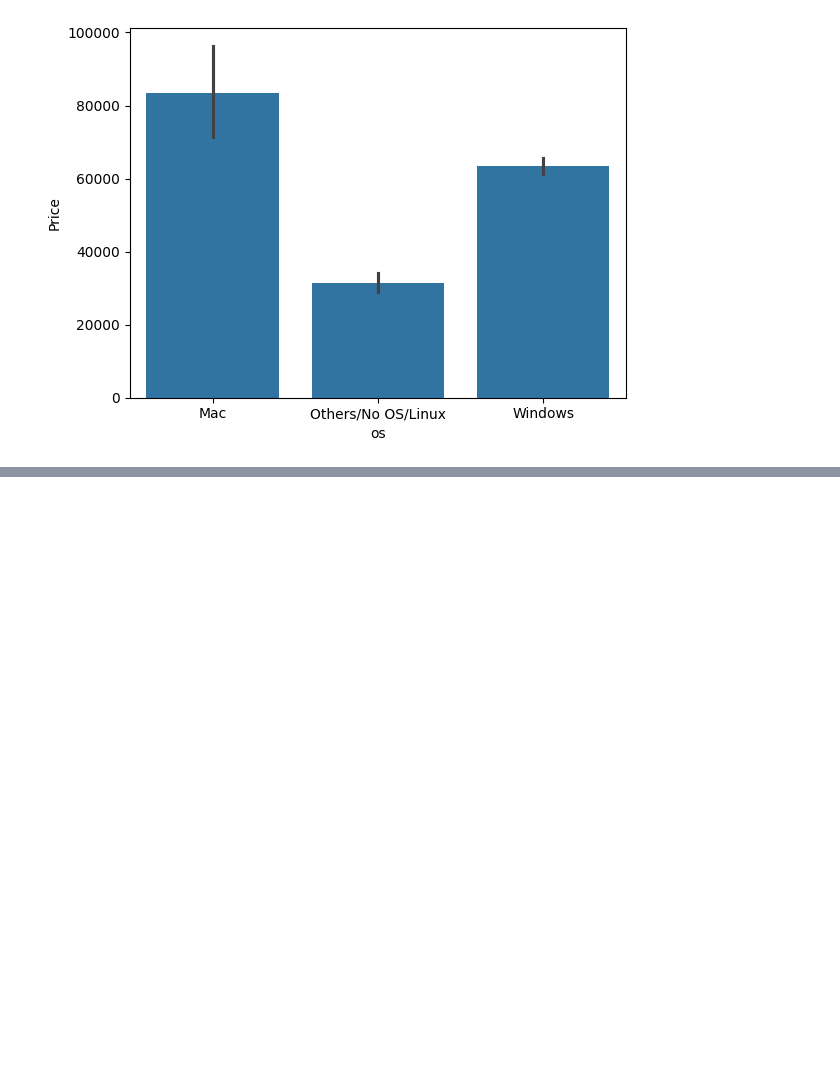
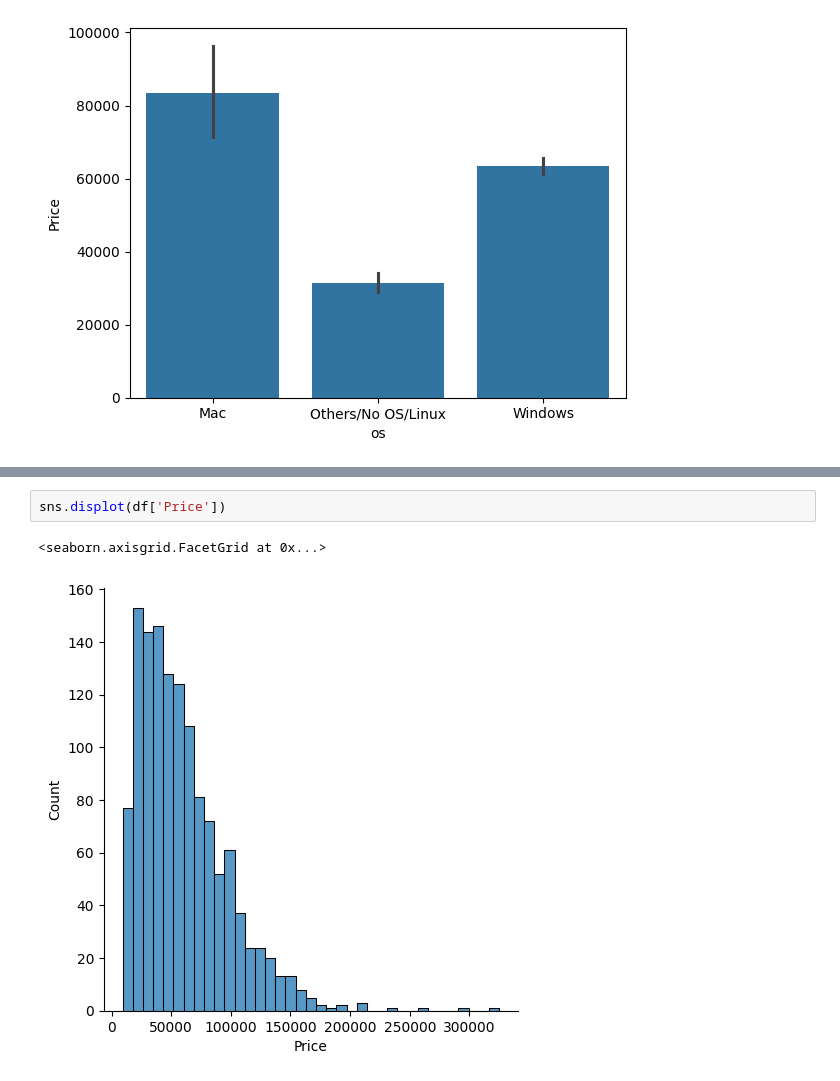
Before and after one commit to afadnan/laptopPricePrediction, a Jupyter notebook: laptop.ipynb, the cells around one changed output, grey strips where cells are left out. Saved outputs shown, nothing was run; the diff lists cells and outputs as text; blank space fills up the shorter version.

```diff
--- a/laptop.ipynb
+++ b/laptop.ipynb
@@ -847,0 +881,5 @@ sns.barplot(x=df['os'], y=df['Price'])
+# %%
+sns.displot(df['Price'])
+# %% [output]
+<seaborn.axisgrid.FacetGrid at 0x...>
+[figure, added]
```
Also changed, not shown: parts of 11 cells of this notebook.
